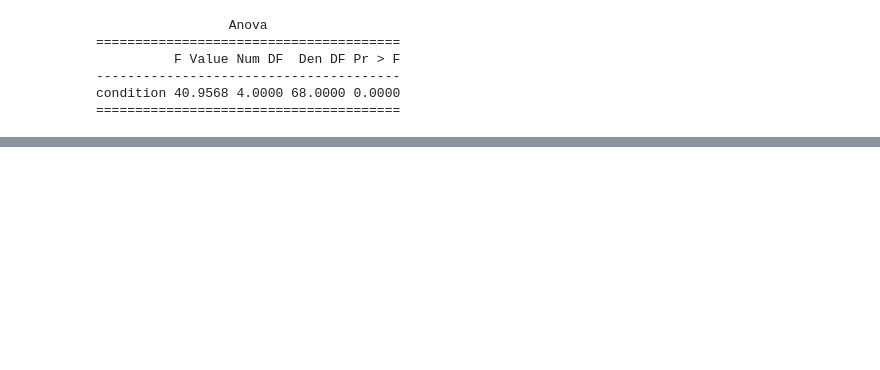
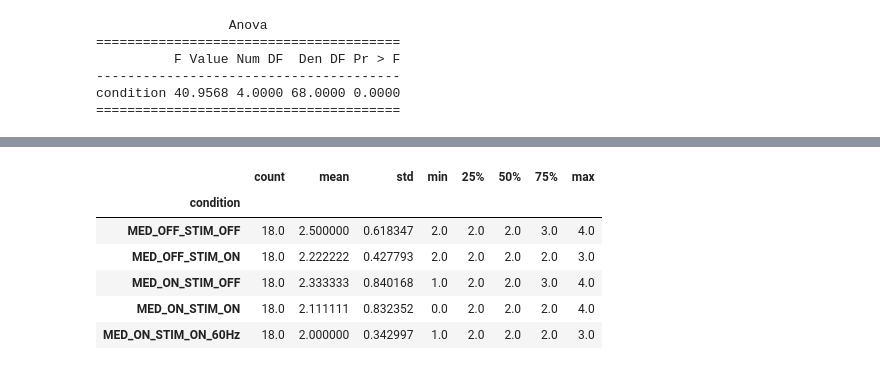
Before and after one commit to Le-bruit-de-nos-pas/3D_Kinematics_Freezing_of_Gait_Parkinson_2023, a Jupyter notebook: FOG_ANOVA (1).ipynb, the cells around one changed output, grey strips where cells are left out. Cells and saved outputs as stored; diff of their text form; code cells hidden in the pictures; blank space fills up the shorter version.

```diff
--- a/FOG_ANOVA (1).ipynb
+++ b/FOG_ANOVA (1).ipynb
@@ -62,0 +207,10 @@ condition 40.9568 4.0000 68.0000 0.0000
+# %%
+FOG_Stim_conditions.groupby("condition").describe()["Item_3_10"]
+# %% [output]
+|  | count | mean | std | min | 25% | 50% | 75% | max |
+| condition |  |  |  |  |  |  |  |  |
+| MED_OFF_STIM_OFF | 18.0 | 2.500000 | 0.618347 | 2.0 | 2.0 | 2.0 | 3.0 | 4.0 |
+| MED_OFF_STIM_ON | 18.0 | 2.222222 | 0.427793 | 2.0 | 2.0 | 2.0 | 2.0 | 3.0 |
+| MED_ON_STIM_OFF | 18.0 | 2.333333 | 0.840168 | 1.0 | 2.0 | 2.0 | 3.0 | 4.0 |
+| MED_ON_STIM_ON | 18.0 | 2.111111 | 0.832352 | 0.0 | 2.0 | 2.0 | 2.0 | 4.0 |
+| MED_ON_STIM_ON_60Hz | 18.0 | 2.000000 | 0.342997 | 1.0 | 2.0 | 2.0 | 2.0 | 3.0 |
```
Also changed, not shown: parts of 22 cells of this notebook.
